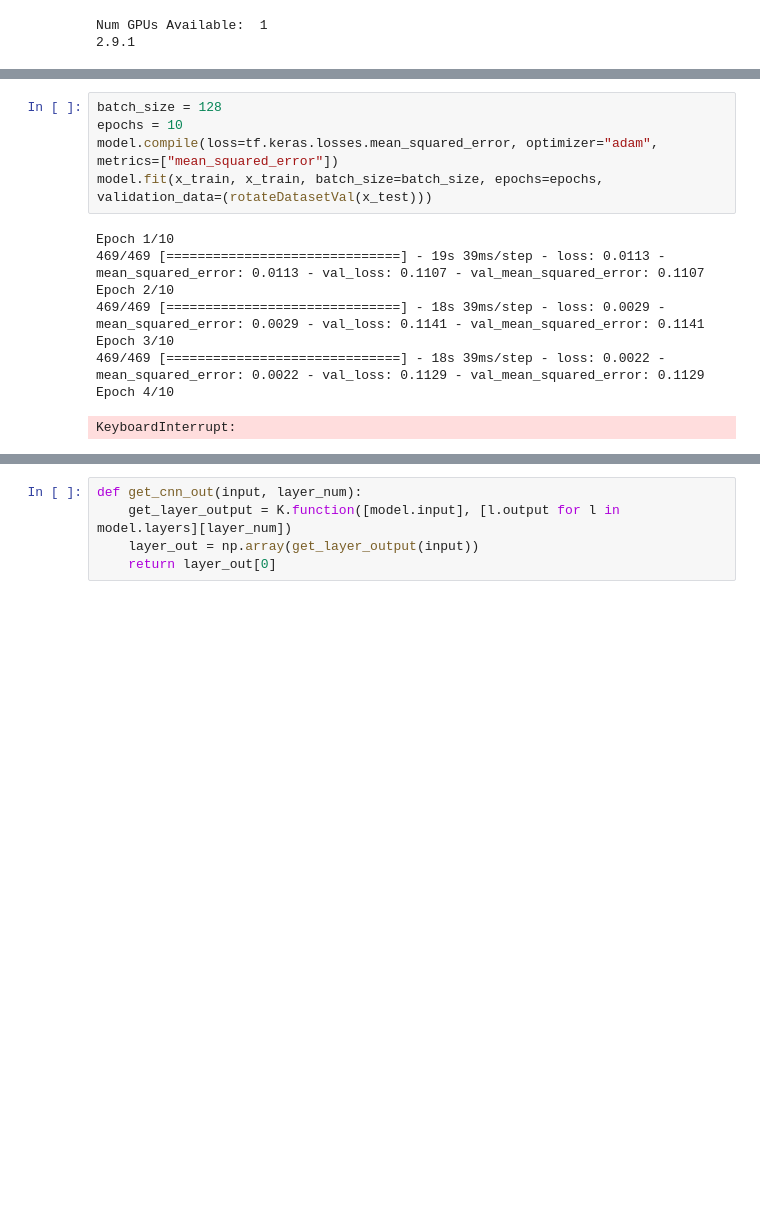
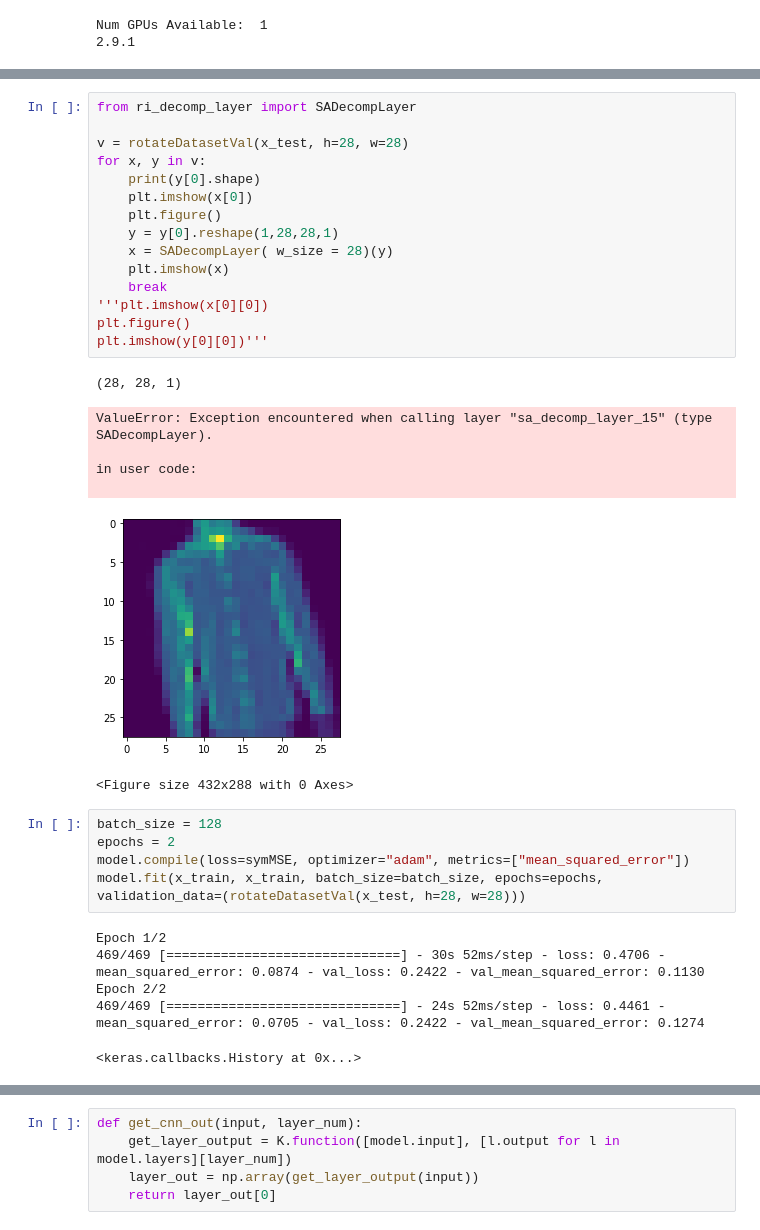
Before and after one commit to liamaltarac/SYS809_Feature_Matching, a Jupyter notebook: models/mnist_ae_ri_test.ipynb, the cells around one changed output, grey strips where cells are left out. Cells and saved outputs as stored; diff of their text form; blank space fills up the shorter version.

```diff
--- a/models/mnist_ae_ri_test.ipynb
+++ b/models/mnist_ae_ri_test.ipynb
@@ -199,17 +233,37 @@ ________________________________________________________________________________
+# %%
+from ri_decomp_layer import SADecompLayer
+
+v = rotateDatasetVal(x_test, h=28, w=28)
+for x, y in v:
+    print(y[0].shape)
+    plt.imshow(x[0])
+    plt.figure()
+    y = y[0].reshape(1,28,28,1)
+    x = SADecompLayer( w_size = 28)(y)
+    plt.imshow(x)
+    break
+'''plt.imshow(x[0][0])
+plt.figure()
+plt.imshow(y[0][0])'''
+# %% [output]
+(28, 28, 1)
+ValueError: Exception encountered when calling layer "sa_decomp_layer_15" (type SADecompLayer).
+
+in user code:
+
+[figure, added]
+<Figure size 432x288 with 0 Axes>
 # %%
 batch_size = 128
-epochs = 10
-model.compile(loss=tf.keras.losses.mean_squared_error, optimizer="adam", metrics=["mean_squared_error"])
-model.fit(x_train, x_train, batch_size=batch_size, epochs=epochs, validation_data=(rotateDatasetVal(x_test)))
+epochs = 2
+model.compile(loss=symMSE, optimizer="adam", metrics=["mean_squared_error"])
+model.fit(x_train, x_train, batch_size=batch_size, epochs=epochs, validation_data=(rotateDatasetVal(x_test, h=28, w=28)))
 # %% [output]
-Epoch 1/10
-469/469 [==============================] - 19s 39ms/step - loss: 0.0113 - mean_squared_error: 0.0113 - val_loss: 0.1107 - val_mean_squared_error: 0.1107
-Epoch 2/10
-469/469 [==============================] - 18s 39ms/step - loss: 0.0029 - mean_squared_error: 0.0029 - val_loss: 0.1141 - val_mean_squared_error: 0.1141
-Epoch 3/10
-469/469 [==============================] - 18s 39ms/step - loss: 0.0022 - mean_squared_error: 0.0022 - val_loss: 0.1129 - val_mean_squared_error: 0.1129
-Epoch 4/10
+Epoch 1/2
+469/469 [==============================] - 30s 52ms/step - loss: 0.4706 - mean_squared_error: 0.0874 - val_loss: 0.2422 - val_mean_squared_error: 0.1130
+Epoch 2/2
+469/469 [==============================] - 24s 52ms/step - loss: 0.4461 - mean_squared_error: 0.0705 - val_loss: 0.2422 - val_mean_squared_error: 0.1274
-KeyboardInterrupt:
+<keras.callbacks.History at 0x...>
 # %%
 #rotateDataset(x_test,y_test)
 score = model.evaluate(rotateDataset(x_test, maxRot=360), verbose=1)
```
Also changed, not shown: parts of 11 cells of this notebook, 5 other files.
